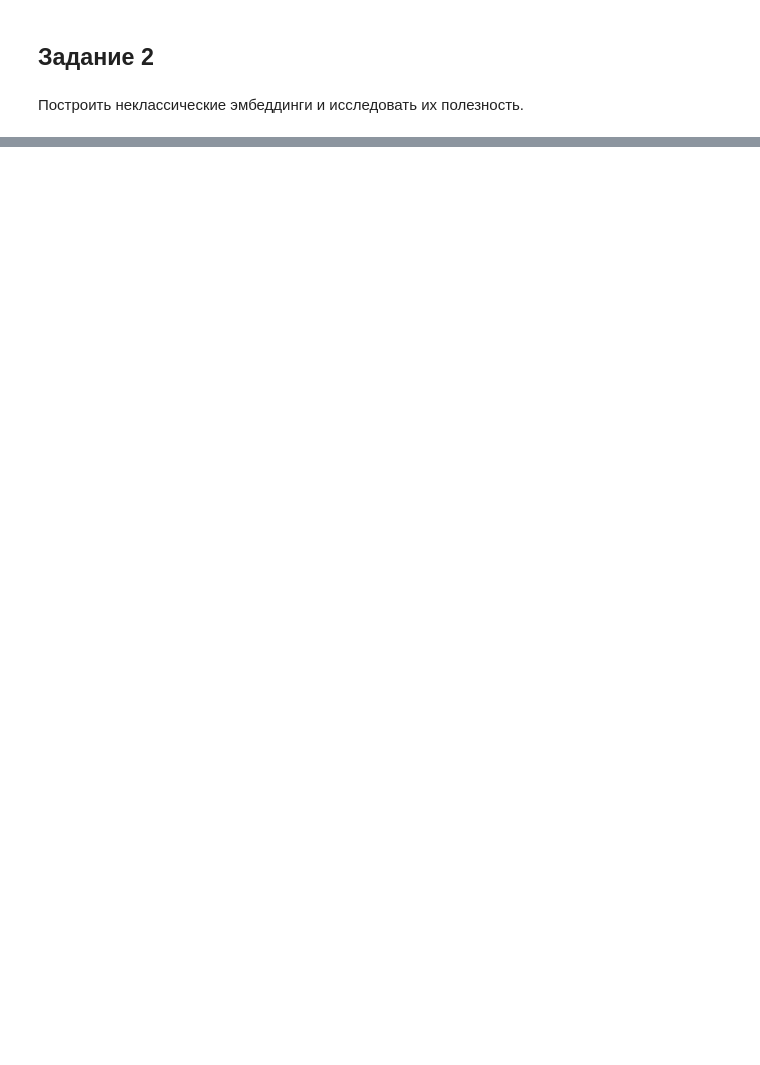
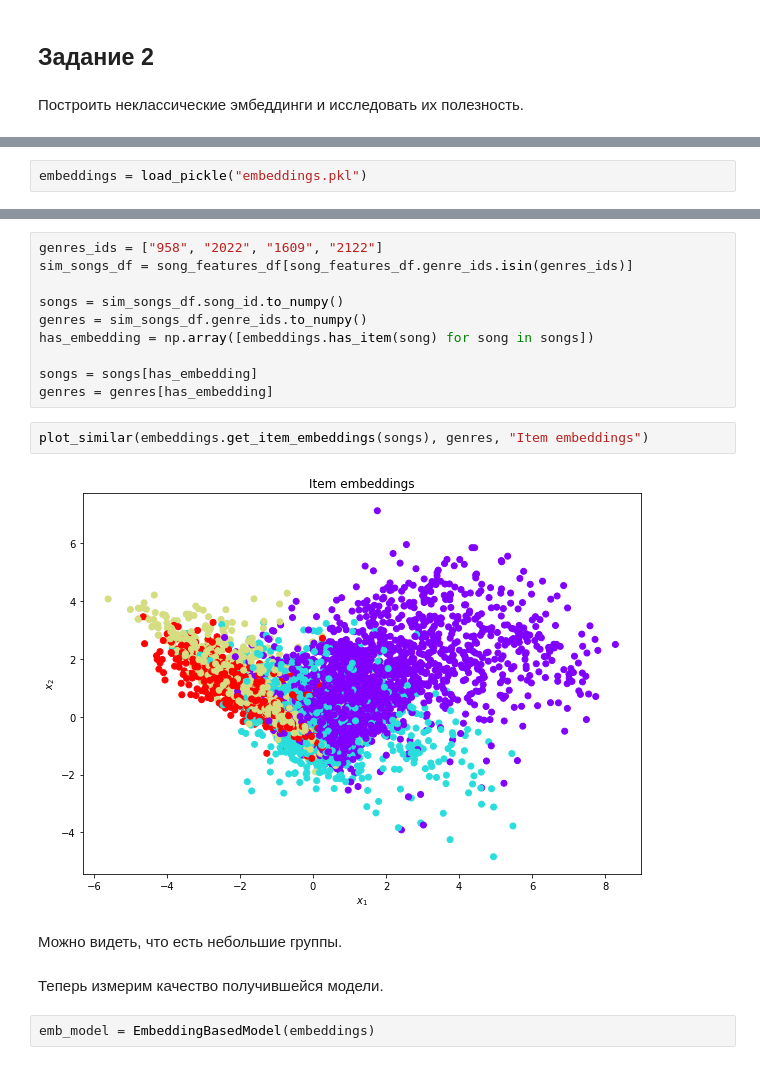
Before and after one commit to Sushentsev/recommendation-systems, a Jupyter notebook: hw2/solution.ipynb, the cells around one changed output, grey strips where cells are left out. Saved outputs shown, nothing was run; the diff lists cells and outputs as text; blank space fills up the shorter version.

```diff
--- a/hw2/solution.ipynb
+++ b/hw2/solution.ipynb
@@ -184 +320,3 @@ Wall time: 16min 33s
+# %%
+embeddings = load_pickle("embeddings.pkl")
 # %% [markdown]
@@ -189,0 +336,20 @@ song_features_df.groupby(["genre_ids", "artist_name"]).count()
+# %%
+genres_ids = ["958", "2022", "1609", "2122"]
+sim_songs_df = song_features_df[song_features_df.genre_ids.isin(genres_ids)]
+
+songs = sim_songs_df.song_id.to_numpy()
+genres = sim_songs_df.genre_ids.to_numpy()
+has_embedding = np.array([embeddings.has_item(song) for song in songs])
+
+songs = songs[has_embedding]
+genres = genres[has_embedding]
+# %%
+plot_similar(embeddings.get_item_embeddings(songs), genres, "Item embeddings")
+# %% [output]
+[figure, added]
+# %% [markdown]
+Можно видеть, что есть небольшие группы.
+# %% [markdown]
+Теперь измерим качество получившейся модели.
+# %%
+emb_model = EmbeddingBasedModel(embeddings)
```
Also changed, not shown: parts of 29 cells of this notebook, 3 other files.
